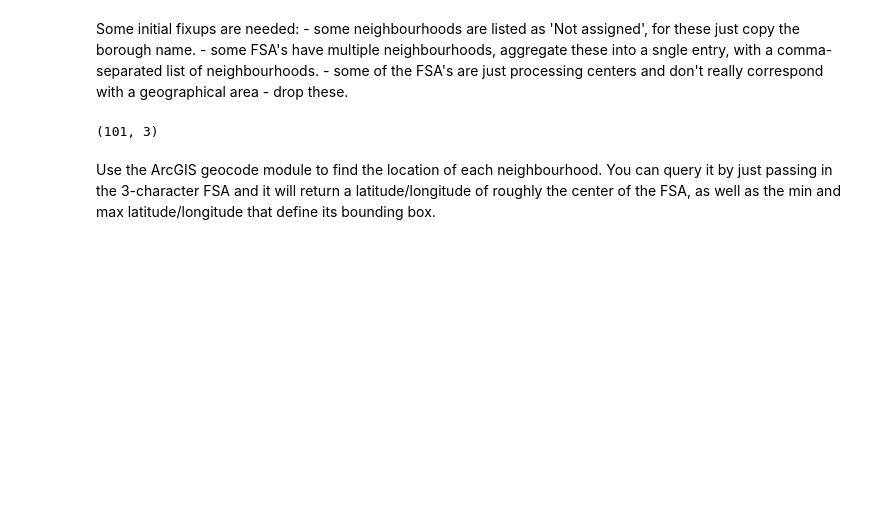
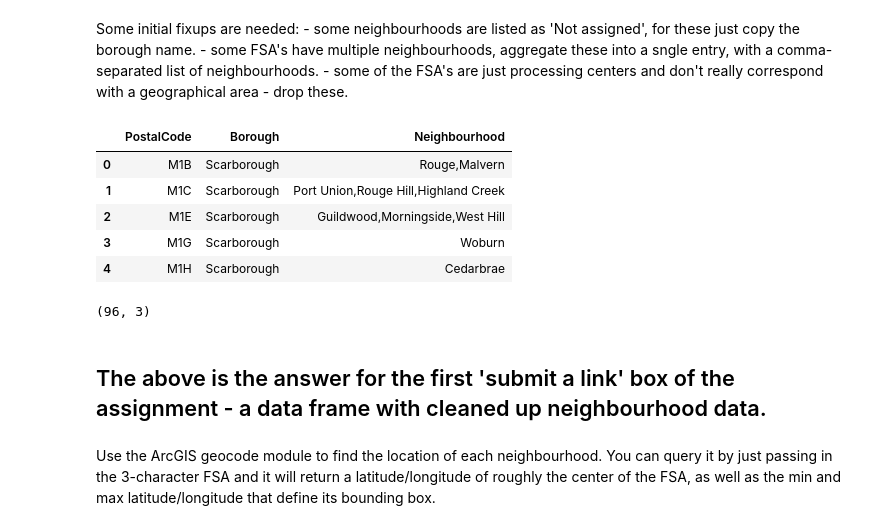
Before and after one commit to JohnChristofolakos/Coursera_Capstone, a Jupyter notebook: assignment.ipynb, the cells around one changed output. Cells and saved outputs as stored; diff of their text form; code cells hidden in the pictures; blank space fills up the shorter version.

Commit message:
add comments for assignment steps

```diff
--- a/assignment.ipynb
+++ b/assignment.ipynb
@@ -79,21 +79,32 @@ Some initial fixups are needed:
 # %%
 # fix missing neighbourhood names
 assign_missing_neighbourhood = lambda row: row['Borough'] if row['Neighbourhood'] == 'Not assigned' else row['Neighbourhood']
 df['Neighbourhood'] = df.apply(assign_missing_neighbourhood, axis=1)
 
 # aggregate multiple neighbourhoods in a postal code
 df.sort_values('PostalCode', inplace=True)
 df = pd.DataFrame(df.groupby(['PostalCode','Borough'])['Neighbourhood'].agg(lambda ser: ser.str.cat(sep=',')))
 df.reset_index(inplace=True)
 
 # drop postal processing centers
 df.drop(df[df['Neighbourhood'].str.contains('Processing Centre')].index, inplace=True)
 df.reset_index(drop=True, inplace=True)
 
-# check the resulting shape
-df.shape
+# check the results
+df.head()
 # %% [output]
-(101, 3)
+|  | PostalCode | Borough | Neighbourhood |
+| 0 | M1B | Scarborough | Rouge,Malvern |
+| 1 | M1C | Scarborough | Port Union,Rouge Hill,Highland Creek |
+| 2 | M1E | Scarborough | Guildwood,Morningside,West Hill |
+| 3 | M1G | Scarborough | Woburn |
+| 4 | M1H | Scarborough | Cedarbrae |
+# %%
+df.shape
+# %% [output]
+(96, 3)
+# %% [markdown]
+## The above is the answer for the first 'submit a link' box of the assignment - a data frame with cleaned up neighbourhood data.
 # %% [markdown]
 Use the ArcGIS geocode module to find the location of each neighbourhood. You can query it by just passing in the 3-character FSA and it will return a latitude/longitude of roughly the center of the FSA, as well as the min and max latitude/longitude that define its bounding box.
 # %%
```
Also changed, not shown: parts of 1 cell of this notebook.
